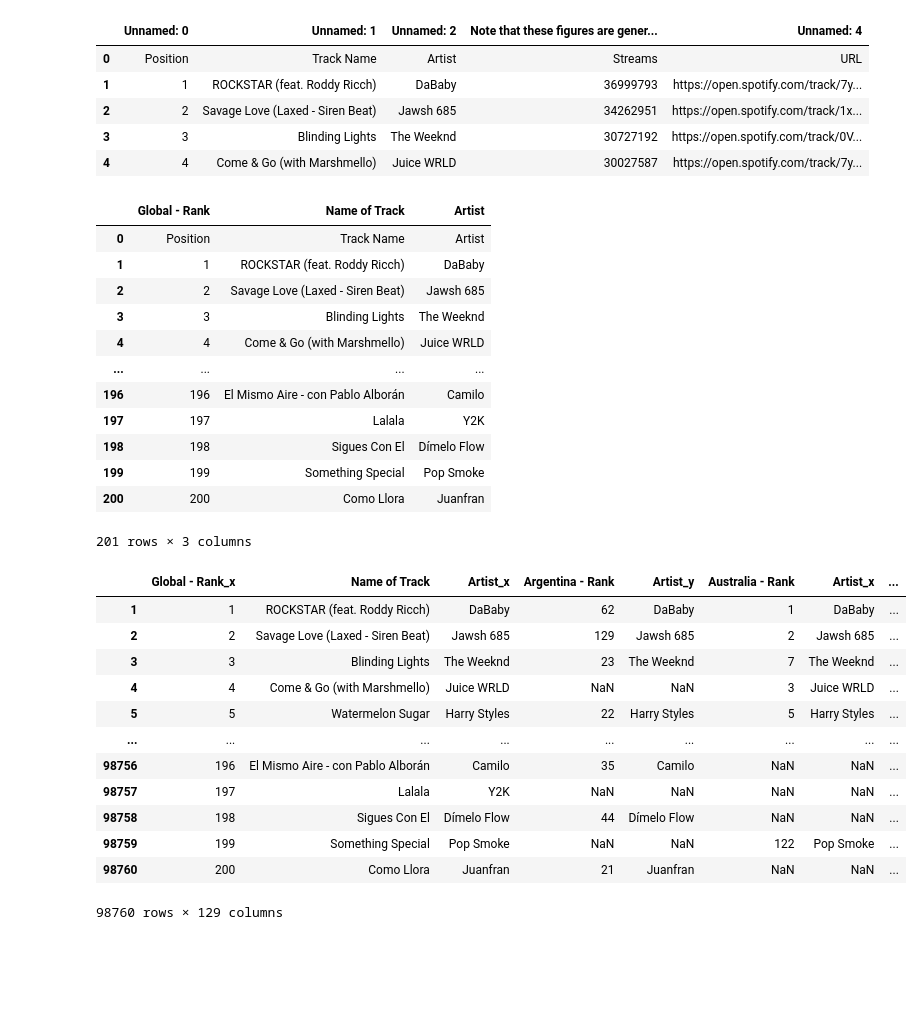
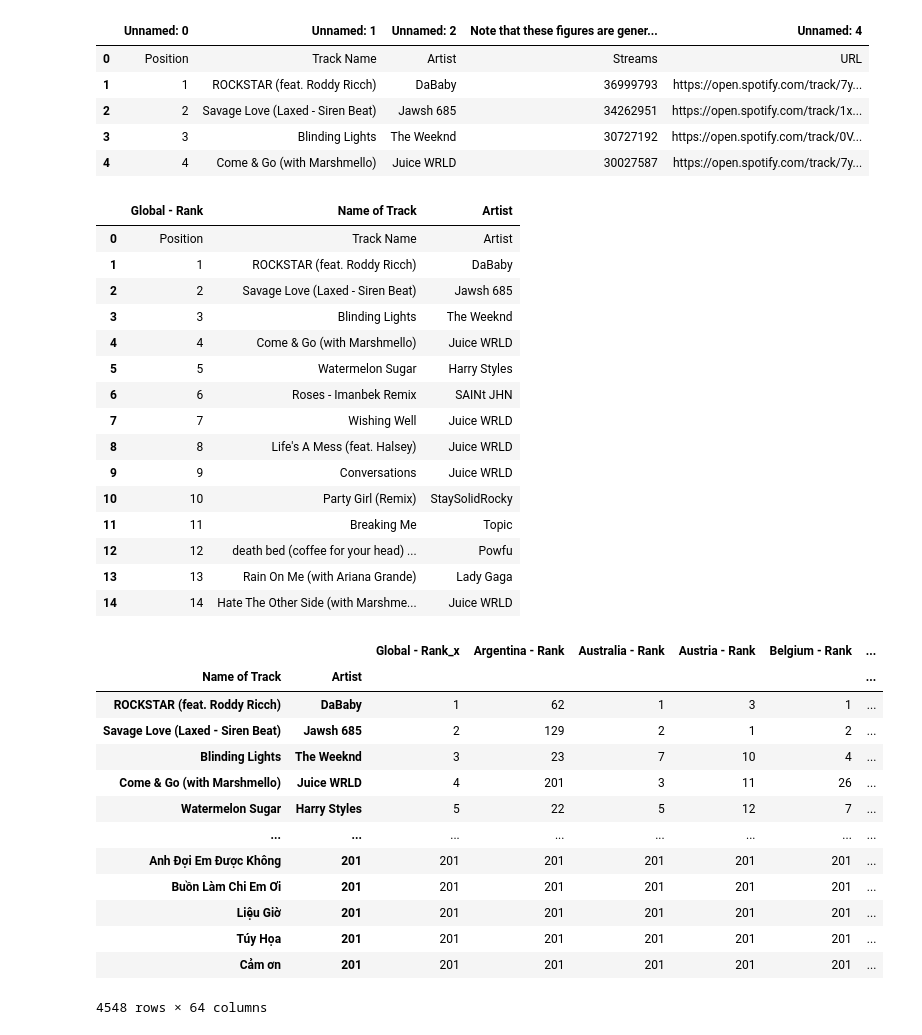
Before and after one commit to rlylecastro/project1, a Jupyter notebook: CountryComparison.ipynb, the cells around one changed output. Saved outputs shown, nothing was run; the diff lists cells and outputs as text; code cells hidden in the pictures; blank space fills up the shorter version.

```diff
--- a/CountryComparison.ipynb
+++ b/CountryComparison.ipynb
@@ -31,11 +34,14 @@ globalchart_df.head()
 | 4 | 4 | Come & Go (with Marshmello) | Juice WRLD | 30027587 | https://open.spotify.com/track/7y... |
 # %%
 #cleaning up chart a bit by removing unnecessary columns and correcting headers
-globalchart_clean_df = globalchart_df.drop(columns=['Note that these figures are generated using a formula that protects against any artificial inflation of chart positions.', 'Unnamed: 4'])
-globalchart_clean_df.rename(columns = {'Unnamed: 0' : 'Global - Rank', 'Unnamed: 1' : 'Name of Track', 'Unnamed: 2' : 'Artist'}, inplace=True)
+globalchart_clean_df = globalchart_df.drop(columns=['Note that these figures are generated using a formula ' +
+                                                    'that protects against any artificial inflation of chart ' +
+                                                    'positions.', 'Unnamed: 4'])
+globalchart_clean_df.rename(columns = {'Unnamed: 0' : 'Global - Rank', 'Unnamed: 1' :
+                                       'Name of Track', 'Unnamed: 2' : 'Artist'}, inplace=True)
 
 
-globalchart_clean_df
+globalchart_clean_df.head(15)
 # %% [output]
 |  | Global - Rank | Name of Track | Artist |
 | 0 | Position | Track Name | Artist |
@@ -43,13 +49,16 @@ globalchart_clean_df
 | 2 | 2 | Savage Love (Laxed - Siren Beat) | Jawsh 685 |
 | 3 | 3 | Blinding Lights | The Weeknd |
 | 4 | 4 | Come & Go (with Marshmello) | Juice WRLD |
-| ... | ... | ... | ... |
-| 196 | 196 | El Mismo Aire - con Pablo Alborán | Camilo |
-| 197 | 197 | Lalala | Y2K |
-| 198 | 198 | Sigues Con El | Dímelo Flow |
-| 199 | 199 | Something Special | Pop Smoke |
-| 200 | 200 | Como Llora | Juanfran |
+| 5 | 5 | Watermelon Sugar | Harry Styles |
+| 6 | 6 | Roses - Imanbek Remix | SAINt JHN |
+| 7 | 7 | Wishing Well | Juice WRLD |
+| 8 | 8 | Life's A Mess (feat. Halsey) | Juice WRLD |
+| 9 | 9 | Conversations | Juice WRLD |
+| 10 | 10 | Party Girl (Remix) | StaySolidRocky |
+| 11 | 11 | Breaking Me | Topic |
+| 12 | 12 | death bed (coffee for your head) ... | Powfu |
+| 13 | 13 | Rain On Me (with Ariana Grande) | Lady Gaga |
+| 14 | 14 | Hate The Other Side (with Marshme... | Juice WRLD |
-201 rows × 3 columns
 # %%
 #Now working on making the data more readable in the files so that we can look at it holistically
 
@@ -75,47 +84,59 @@ country_list.sort()
 # %%
 #Now let's repeat the process we did with the global chart with all the countries' charts
 
 #establishing counter for country header labels
 i = 0
 
 #setting up final df before loop
 total_chart_df = pd.DataFrame()
 total_chart_df = pd.concat([globalchart_clean_df, total_chart_df], axis = 1)
 
 #looping to save time yay
 for country in chart_list:
 
     country_df = pd.read_csv(country)
 
 #still struggling to have same command on different lines so it's just long, sorry
-    country_df = country_df.drop(columns=['Note that these figures are generated using a formula that protects against any artificial inflation of chart positions.', 'Unnamed: 4'])
+    country_df = country_df.drop(columns=['Note that these figures are generated using a formula that protects ' +
+                                          'against any artificial inflation of chart positions.', 'Unnamed: 4',
+                                          'Unnamed: 2'])
 
 #Is there a cleaner way to do this? Maybe having headers for each DF, but wasn't sure how to go
 #about that so formatting is a little iffy
-    country_df = country_df.rename(columns = {'Unnamed: 0' : country_list[i] + ' - Rank', 'Unnamed: 1' : 'Name of Track', 'Unnamed: 2' : 'Artist'})
+    country_df = country_df.rename(columns = {'Unnamed: 0' : country_list[i] + ' - Rank', 'Unnamed: 1' :
+                                              'Name of Track'})
 
     i = i + 1
-    #total_chart_df = pd.concat([total_chart_df, country_df], axis=1) #this is for a full data set
-    total_chart_df = pd.merge(total_chart_df, country_df, how='left', on="Name of Track") #this merges on song name
+
+    total_chart_df = pd.merge(total_chart_df, country_df.drop_duplicates(subset=["Name of Track"], keep='first'),
+                                how='outer', on="Name of Track") #this merges on song name
+
 #removing duplicate labelings
+
 total_chart_df = total_chart_df.iloc[1:]
 
+#replacing NaN values with 201 since we are looking at the top 200 songs
+total_chart_df = total_chart_df.fillna(201)
+
 #final chart
+total_chart_df = total_chart_df.set_index(['Name of Track','Artist'])
+
 total_chart_df
 
 #total_chart_df_t = total_chart_df.transpose()
 #total_chart_df_t
 # %% [output]
-|  | Global - Rank_x | Name of Track | Artist_x | Argentina - Rank | Artist_y | Australia - Rank | Artist_x | ... |
-| 1 | 1 | ROCKSTAR (feat. Roddy Ricch) | DaBaby | 62 | DaBaby | 1 | DaBaby | ... |
-| 2 | 2 | Savage Love (Laxed - Siren Beat) | Jawsh 685 | 129 | Jawsh 685 | 2 | Jawsh 685 | ... |
-| 3 | 3 | Blinding Lights | The Weeknd | 23 | The Weeknd | 7 | The Weeknd | ... |
-| 4 | 4 | Come & Go (with Marshmello) | Juice WRLD | NaN | NaN | 3 | Juice WRLD | ... |
-| 5 | 5 | Watermelon Sugar | Harry Styles | 22 | Harry Styles | 5 | Harry Styles | ... |
-| ... | ... | ... | ... | ... | ... | ... | ... | ... |
-| 98756 | 196 | El Mismo Aire - con Pablo Alborán | Camilo | 35 | Camilo | NaN | NaN | ... |
-| 98757 | 197 | Lalala | Y2K | NaN | NaN | NaN | NaN | ... |
-| 98758 | 198 | Sigues Con El | Dímelo Flow | 44 | Dímelo Flow | NaN | NaN | ... |
-| 98759 | 199 | Something Special | Pop Smoke | NaN | NaN | 122 | Pop Smoke | ... |
-| 98760 | 200 | Como Llora | Juanfran | 21 | Juanfran | NaN | NaN | ... |
+|  |  | Global - Rank_x | Argentina - Rank | Australia - Rank | Austria - Rank | Belgium - Rank | ... |
+| Name of Track | Artist |  |  |  |  |  | ... |
+| ROCKSTAR (feat. Roddy Ricch) | DaBaby | 1 | 62 | 1 | 3 | 1 | ... |
+| Savage Love (Laxed - Siren Beat) | Jawsh 685 | 2 | 129 | 2 | 1 | 2 | ... |
+| Blinding Lights | The Weeknd | 3 | 23 | 7 | 10 | 4 | ... |
+| Come & Go (with Marshmello) | Juice WRLD | 4 | 201 | 3 | 11 | 26 | ... |
+| Watermelon Sugar | Harry Styles | 5 | 22 | 5 | 12 | 7 | ... |
+| ... | ... | ... | ... | ... | ... | ... | ... |
+| Anh Đợi Em Được Không | 201 | 201 | 201 | 201 | 201 | 201 | ... |
+| Buồn Làm Chi Em Ơi | 201 | 201 | 201 | 201 | 201 | 201 | ... |
+| Liệu Giờ | 201 | 201 | 201 | 201 | 201 | 201 | ... |
+| Túy Họa | 201 | 201 | 201 | 201 | 201 | 201 | ... |
+| Cảm ơn | 201 | 201 | 201 | 201 | 201 | 201 | ... |
-98760 rows × 129 columns
+4548 rows × 64 columns
```
Also changed, not shown: parts of 6 cells of this notebook.
